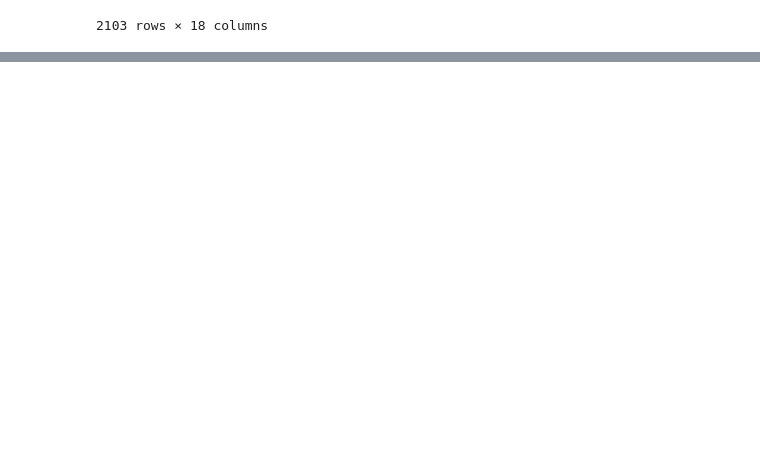
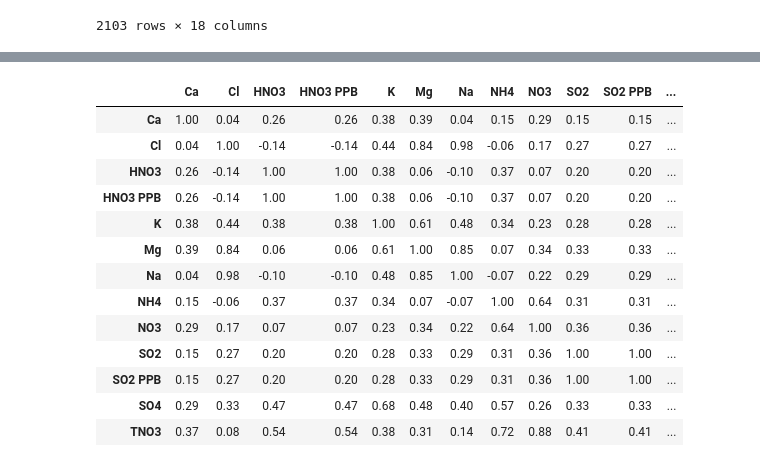
Before and after one commit to rajghorui21/Environmental-Monitoring-Pollution-Control, a Jupyter notebook: Environmental_Monitoring_and_Pollution_Control_.ipynb, the cells around one changed output, grey strips where cells are left out. Cells and saved outputs as stored; diff of their text form; code cells hidden in the pictures; blank space fills up the shorter version.

```diff
--- a/Environmental_Monitoring_and_Pollution_Control_.ipynb
+++ b/Environmental_Monitoring_and_Pollution_Control_.ipynb
@@ -91,0 +96,15 @@ df.fillna(df.median(numeric_only=True), inplace=True)
+# %%
+def missing_summary(df):
+    miss = df.isnull().sum()
+    pct = (miss / len(df) * 100).round(2)
+    summary = pd.DataFrame({'missing_count': miss, 'missing_pct': pct})
+    return summary[summary['missing_count']>0]
+
+display(missing_summary(df))
+
+num_cols = df.select_dtypes(include=[np.number]).columns.tolist()
+imputer = SimpleImputer(strategy='median')
+df[num_cols] = imputer.fit_transform(df[num_cols])
+
+print("After imputation, missing summary (should be 0):")
+display(missing_summary(df))
@@ -91,0 +135,29 @@ df.fillna(df.median(numeric_only=True), inplace=True)
+# %%
+# The plots for 'pm2_5' are removed as this column does not exist.
+
+num_for_corr = ['Ca', 'Cl', 'HNO3', 'HNO3 PPB', 'K', 'Mg', 'Na', 'NH4', 'NO3', 'SO2', 'SO2 PPB', 'SO4', 'TNO3']
+present = [c for c in num_for_corr if c in df.columns]
+
+if len(present) >= 2:
+    # Convert columns to numeric before calculating correlation
+    df_numeric = df[present].copy()
+    for col in present:
+        df_numeric[col] = df_numeric[col].replace('-', np.nan)
+        df_numeric[col] = pd.to_numeric(df_numeric[col], errors='coerce')
+
+    display(df_numeric.corr().round(2))
+# %% [output]
+|  | Ca | Cl | HNO3 | HNO3 PPB | K | Mg | Na | NH4 | NO3 | SO2 | SO2 PPB | ... |
+| Ca | 1.00 | 0.04 | 0.26 | 0.26 | 0.38 | 0.39 | 0.04 | 0.15 | 0.29 | 0.15 | 0.15 | ... |
+| Cl | 0.04 | 1.00 | -0.14 | -0.14 | 0.44 | 0.84 | 0.98 | -0.06 | 0.17 | 0.27 | 0.27 | ... |
+| HNO3 | 0.26 | -0.14 | 1.00 | 1.00 | 0.38 | 0.06 | -0.10 | 0.37 | 0.07 | 0.20 | 0.20 | ... |
+| HNO3 PPB | 0.26 | -0.14 | 1.00 | 1.00 | 0.38 | 0.06 | -0.10 | 0.37 | 0.07 | 0.20 | 0.20 | ... |
+| K | 0.38 | 0.44 | 0.38 | 0.38 | 1.00 | 0.61 | 0.48 | 0.34 | 0.23 | 0.28 | 0.28 | ... |
+| Mg | 0.39 | 0.84 | 0.06 | 0.06 | 0.61 | 1.00 | 0.85 | 0.07 | 0.34 | 0.33 | 0.33 | ... |
+| Na | 0.04 | 0.98 | -0.10 | -0.10 | 0.48 | 0.85 | 1.00 | -0.07 | 0.22 | 0.29 | 0.29 | ... |
+| NH4 | 0.15 | -0.06 | 0.37 | 0.37 | 0.34 | 0.07 | -0.07 | 1.00 | 0.64 | 0.31 | 0.31 | ... |
+| NO3 | 0.29 | 0.17 | 0.07 | 0.07 | 0.23 | 0.34 | 0.22 | 0.64 | 1.00 | 0.36 | 0.36 | ... |
+| SO2 | 0.15 | 0.27 | 0.20 | 0.20 | 0.28 | 0.33 | 0.29 | 0.31 | 0.36 | 1.00 | 1.00 | ... |
+| SO2 PPB | 0.15 | 0.27 | 0.20 | 0.20 | 0.28 | 0.33 | 0.29 | 0.31 | 0.36 | 1.00 | 1.00 | ... |
+| SO4 | 0.29 | 0.33 | 0.47 | 0.47 | 0.68 | 0.48 | 0.40 | 0.57 | 0.26 | 0.33 | 0.33 | ... |
+| TNO3 | 0.37 | 0.08 | 0.54 | 0.54 | 0.38 | 0.31 | 0.14 | 0.72 | 0.88 | 0.41 | 0.41 | ... |
```
Also changed, not shown: parts of 13 cells of this notebook.
